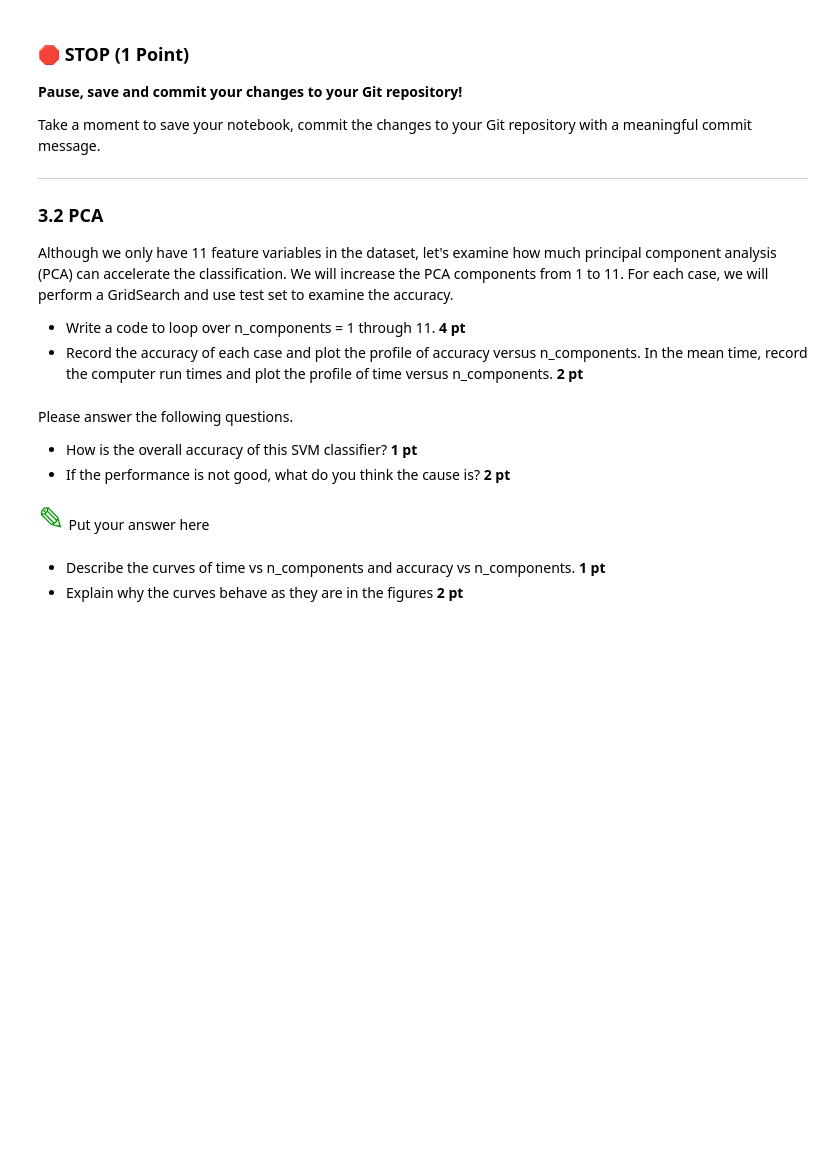
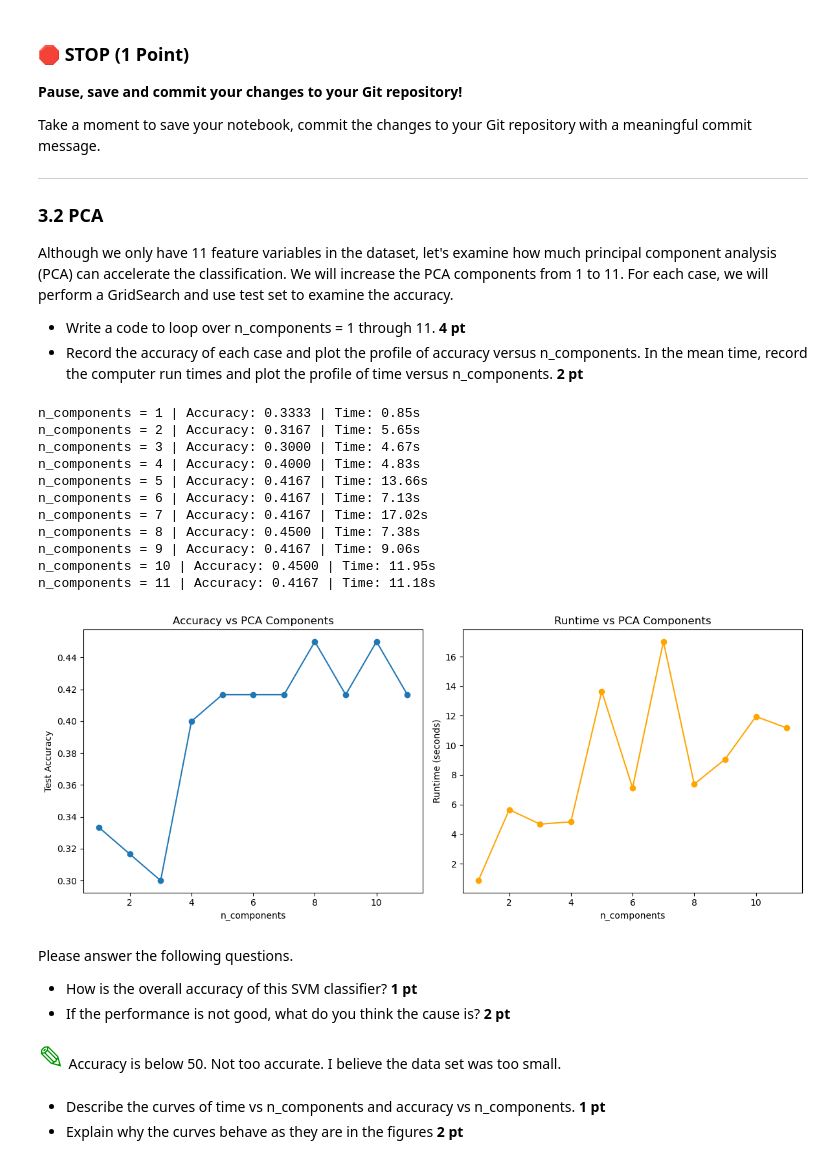
Before and after one commit to patrickw03/CMSE202-f25-turnin, a Jupyter notebook: hw-04/HW-04_Perceptron_SVM_STUDENT.ipynb, the cells around one changed output. Cells and saved outputs as stored; diff of their text form; code cells hidden in the pictures; blank space fills up the shorter version.

```diff
--- a/hw-04/HW-04_Perceptron_SVM_STUDENT.ipynb
+++ b/hw-04/HW-04_Perceptron_SVM_STUDENT.ipynb
@@ -533,12 +533,89 @@ Although we only have 11 feature variables in the dataset, let's examine how muc
 * Record the accuracy of each case and plot the profile of accuracy versus n_components. In the mean time, record the computer run times and plot the profile of time versus n_components. **2 pt**
 # %%
 # put your code here
+from sklearn.decomposition import PCA
+from sklearn.svm import SVC
+from sklearn.model_selection import GridSearchCV, train_test_split
+from sklearn.metrics import accuracy_score
+import matplotlib.pyplot as plt
+import time
+import numpy as np
+import pandas as pd
+
+df = pd.read_csv('Telecust1.csv')
+df['custcat'] = df['custcat'].astype('category').cat.codes
+
+df_small = df.iloc[:200]
+
+X = df_small.drop(columns=['custcat']).to_numpy()
+y = df_small['custcat'].to_numpy()
+
+X_train, X_test, y_train, y_test = train_test_split(X, y, test_size=0.3, random_state=42)
+
+param_grid = {
+    'C': [1e-2, 1e-1, 1, 10],
+    'gamma': [1e-4, 0.001, 0.01, 0.1, 1],
+    'kernel': ['linear', 'rbf']
+}
+
+accuracies = []
+runtimes = []
+
+for n_components in range(1, 12):
+    start_time = time.time()
+
+    pca = PCA(n_components=n_components)
+    X_train_pca = pca.fit_transform(X_train)
+    X_test_pca = pca.transform(X_test)
+
+    clf = GridSearchCV(SVC(class_weight='balanced'), param_grid, cv=3)
+    clf.fit(X_train_pca, y_train)
+
+    y_pred = clf.predict(X_test_pca)
+    accuracy = accuracy_score(y_test, y_pred)
+
+    end_time = time.time()
+
+    accuracies.append(accuracy)
+    runtimes.append(end_time - start_time)
+
+    print(f"n_components = {n_components} | Accuracy: {accuracy:.4f} | Time: {end_time - start_time:.2f}s")
+
+plt.figure(figsize=(12, 5))
+
+plt.subplot(1, 2, 1)
+plt.plot(range(1, 12), accuracies, marker='o')
+plt.title('Accuracy vs PCA Components')
+plt.xlabel('n_components')
+plt.ylabel('Test Accuracy')
+
+plt.subplot(1, 2, 2)
+plt.plot(range(1, 12), runtimes, marker='o', color='orange')
+plt.title('Runtime vs PCA Components')
+plt.xlabel('n_components')
+plt.ylabel('Runtime (seconds)')
+
+plt.tight_layout()
+plt.show()
+# %% [output]
+n_components = 1 | Accuracy: 0.3333 | Time: 0.85s
+n_components = 2 | Accuracy: 0.3167 | Time: 5.65s
+n_components = 3 | Accuracy: 0.3000 | Time: 4.67s
+n_components = 4 | Accuracy: 0.4000 | Time: 4.83s
+n_components = 5 | Accuracy: 0.4167 | Time: 13.66s
+n_components = 6 | Accuracy: 0.4167 | Time: 7.13s
+n_components = 7 | Accuracy: 0.4167 | Time: 17.02s
+n_components = 8 | Accuracy: 0.4500 | Time: 7.38s
+n_components = 9 | Accuracy: 0.4167 | Time: 9.06s
+n_components = 10 | Accuracy: 0.4500 | Time: 11.95s
+n_components = 11 | Accuracy: 0.4167 | Time: 11.18s
+[figure, added]
 # %% [markdown]
 Please answer the following questions.
 * How is the overall accuracy of this SVM classifier?  **1 pt**
 * If the performance is not good, what do you think the cause is? **2 pt**
 # %% [markdown]
-<font size=6 color="#009600">&#9998;</font> Put your answer here
+<font size=6 color="#009600">&#9998;</font> Accuracy is below 50. Not too accurate. I believe the data set was too small.
 # %% [markdown]
 * Describe the curves of time vs n_components and accuracy vs n_components. **1 pt**
 * Explain why the curves behave as they are in the figures **2 pt**
```
Also changed, not shown: parts of 1 cell of this notebook.
